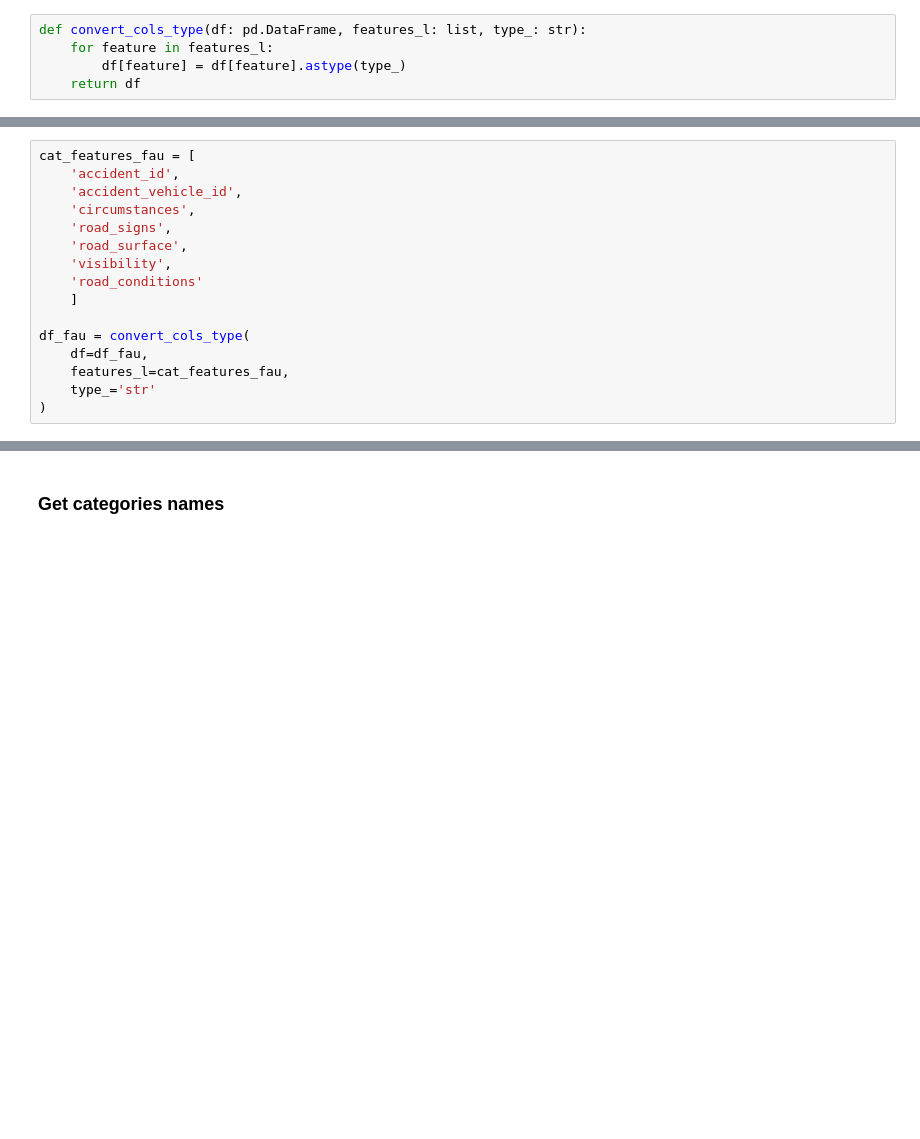
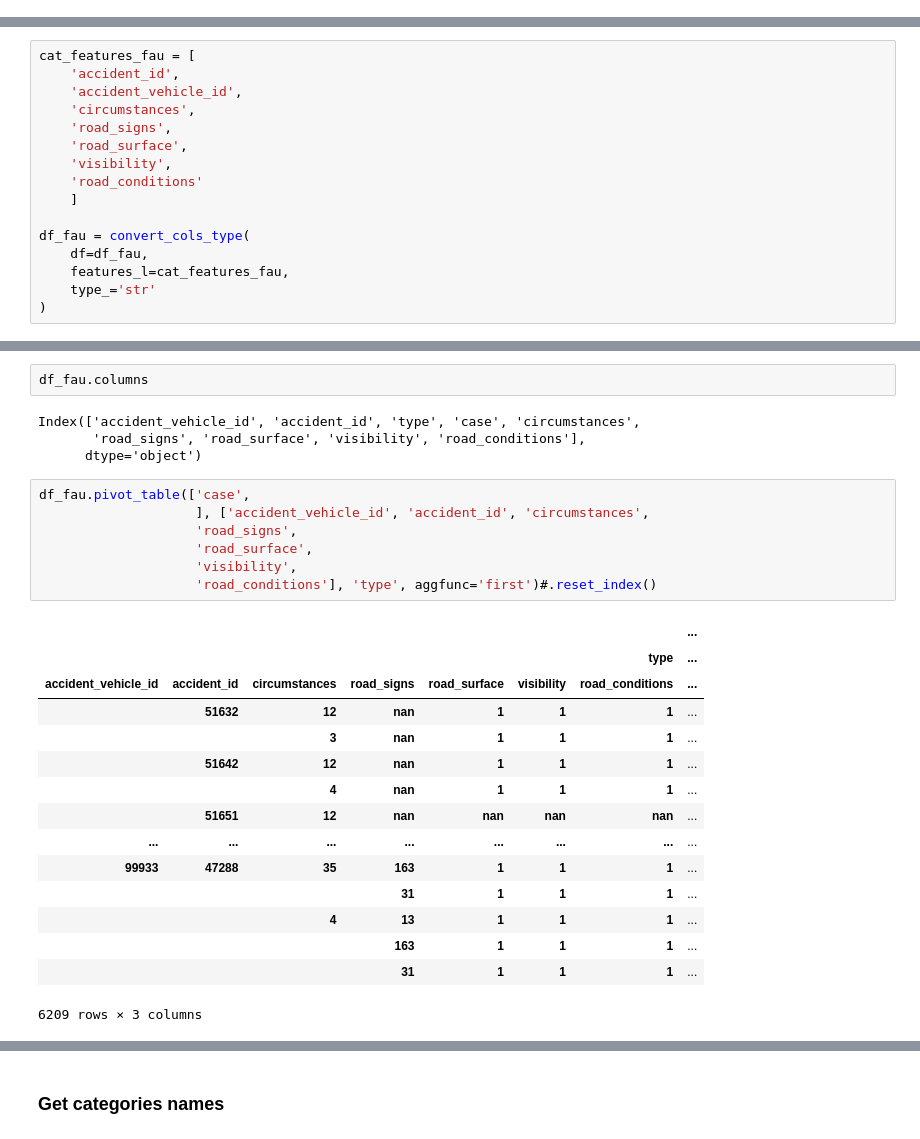
Before and after one commit to LilithSarg/vehicle_fault_identification, a Jupyter notebook: notebooks/3_Data_Prep.ipynb, the cells around one changed output, grey strips where cells are left out. Saved outputs shown, nothing was run; the diff lists cells and outputs as text; blank space fills up the shorter version.

Commit message:
data prep finalized

```diff
--- a/notebooks/3_Data_Prep.ipynb
+++ b/notebooks/3_Data_Prep.ipynb
@@ -21,11 +20,6 @@ print(f"N accidents after in Fault DB: {df_fau.accident_id.nunique()}")
 # %% [output]
 Data shape: (6252, 9)
 N accidents after in Fault DB: 1173
-# %%
-def convert_cols_type(df: pd.DataFrame, features_l: list, type_: str):
-    for feature in features_l:
-        df[feature] = df[feature].astype(type_)
-    return df
 # %%
 cat_features_fil = [
     'accident_id',
@@ -91,0 +70,29 @@ memory usage: 439.7+ KB
+# %%
+df_fau.columns
+# %% [output]
+Index(['accident_vehicle_id', 'accident_id', 'type', 'case', 'circumstances',
+       'road_signs', 'road_surface', 'visibility', 'road_conditions'],
+      dtype='object')
+# %%
+df_fau.pivot_table(['case',
+                    ], ['accident_vehicle_id', 'accident_id', 'circumstances',
+                    'road_signs',
+                    'road_surface',
+                    'visibility',
+                    'road_conditions'], 'type', aggfunc='first')#.reset_index()
+# %% [output]
+|  |  |  |  |  |  |  | ... |
+|  |  |  |  |  |  | type | ... |
+| accident_vehicle_id | accident_id | circumstances | road_signs | road_surface | visibility | road_conditions | ... |
+|  | 51632 | 12 | nan | 1 | 1 | 1 | ... |
+|  |  | 3 | nan | 1 | 1 | 1 | ... |
+|  | 51642 | 12 | nan | 1 | 1 | 1 | ... |
+|  |  | 4 | nan | 1 | 1 | 1 | ... |
+|  | 51651 | 12 | nan | nan | nan | nan | ... |
+| ... | ... | ... | ... | ... | ... | ... | ... |
+| 99933 | 47288 | 35 | 163 | 1 | 1 | 1 | ... |
+|  |  |  | 31 | 1 | 1 | 1 | ... |
+|  |  | 4 | 13 | 1 | 1 | 1 | ... |
+|  |  |  | 163 | 1 | 1 | 1 | ... |
+|  |  |  | 31 | 1 | 1 | 1 | ... |
+6209 rows × 3 columns
```
Also changed, not shown: parts of 15 cells of this notebook, 2 other files.
